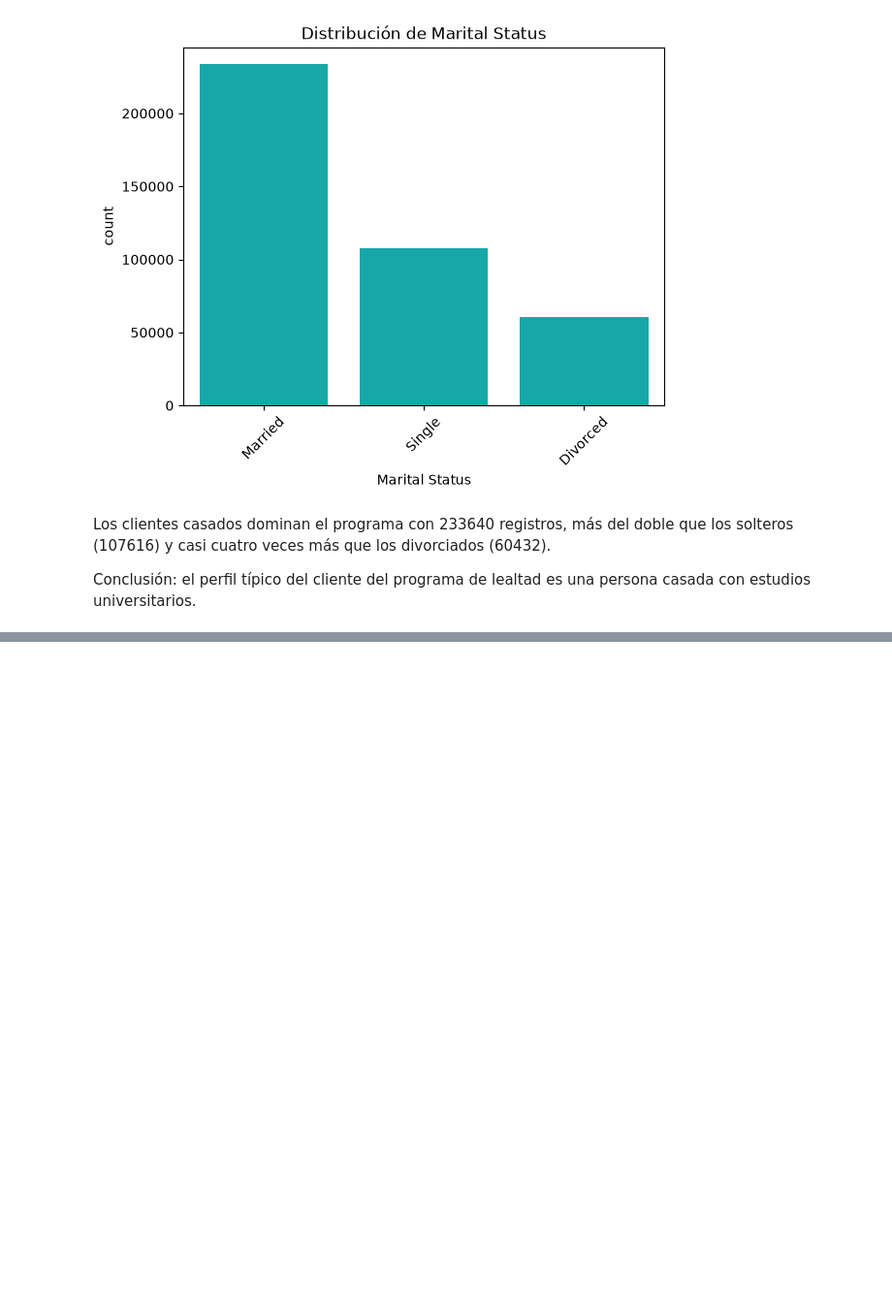
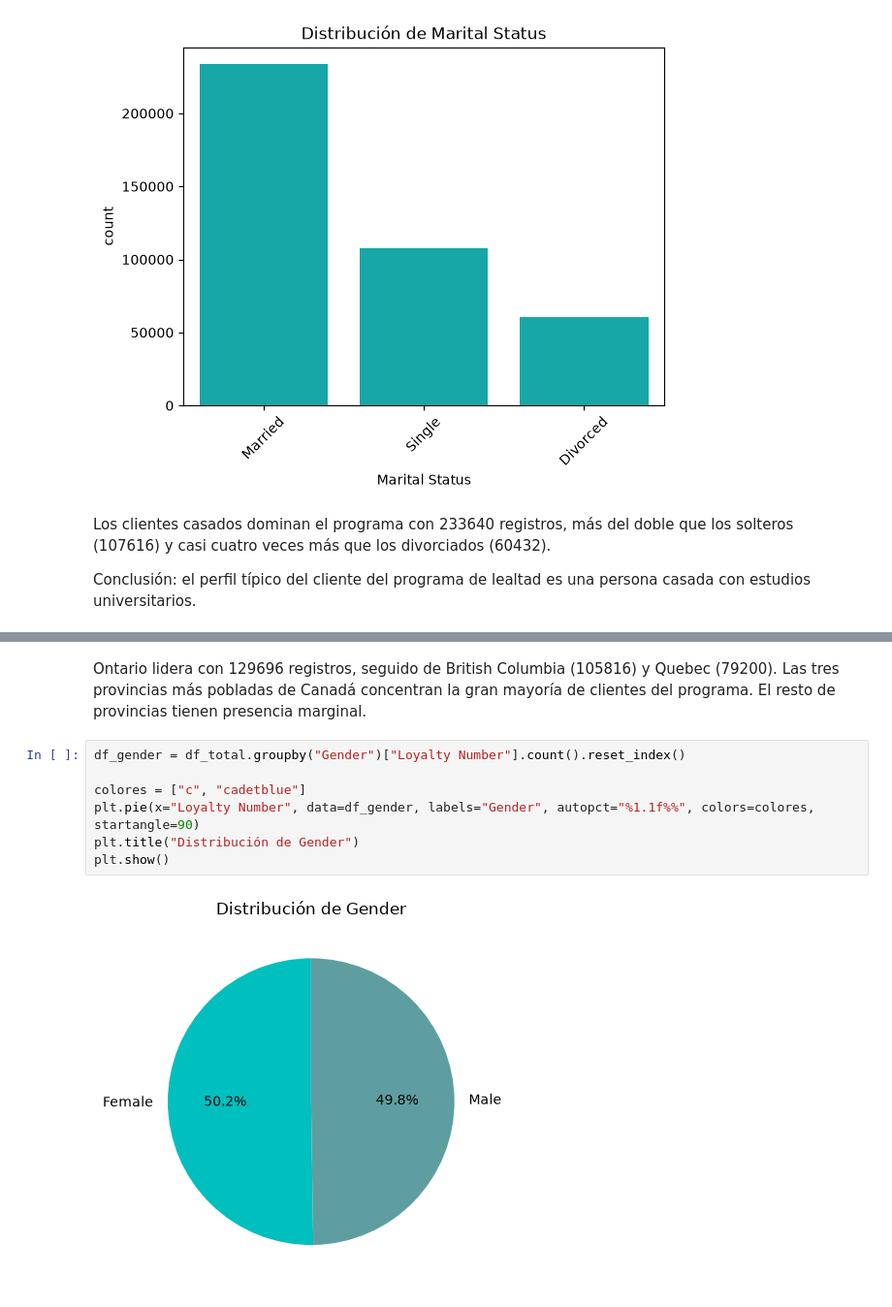
Before and after one commit to Adalab/bda-modulo-3-evaluacion-final-CristiSL, a Jupyter notebook: evaluacion-final.ipynb, the cells around one changed output, grey strips where cells are left out. Shown at 97% size. Saved outputs shown, nothing was run; the diff lists cells and outputs as text; blank space fills up the shorter version.

```diff
--- a/evaluacion-final.ipynb
+++ b/evaluacion-final.ipynb
@@ -485,0 +494,11 @@ Conclusión: el perfil típico del cliente del programa de lealtad es una person
+# %% [markdown]
+Ontario lidera con 129696 registros, seguido de British Columbia (105816) y Quebec (79200). Las tres provincias más pobladas de Canadá concentran la gran mayoría de clientes del programa. El resto de provincias tienen presencia marginal.
+# %%
+df_gender = df_total.groupby("Gender")["Loyalty Number"].count().reset_index()
+
+colores = ["c", "cadetblue"]
+plt.pie(x="Loyalty Number", data=df_gender, labels="Gender", autopct="%1.1f%%", colors=colores, startangle=90)
+plt.title("Distribución de Gender")
+plt.show()
+# %% [output]
+[figure, added]
```
Also changed, not shown: parts of 10 cells of this notebook.
